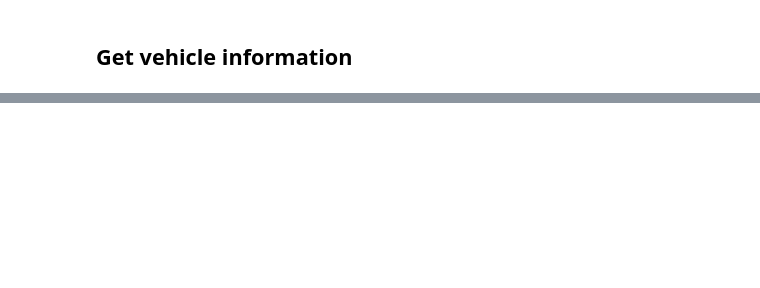
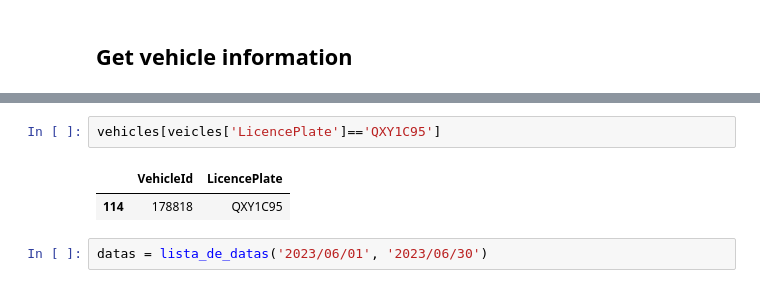
Before and after one commit to Markosalves12/Suzano, a Jupyter notebook: vehicle management.ipynb, the cells around one changed output, grey strips where cells are left out. Cells and saved outputs as stored; diff of their text form; blank space fills up the shorter version.

```diff
--- a/vehicle management.ipynb
+++ b/vehicle management.ipynb
@@ -294,0 +466,7 @@ https://webfleet.pointerbrasil.com.br/FleetAPI/api/Vehicle/GetVehicleRouteHistor
+# %%
+vehicles[veicles['LicencePlate']=='QXY1C95']
+# %% [output]
+|  | VehicleId | LicencePlate |
+| 114 | 178818 | QXY1C95 |
+# %%
+datas = lista_de_datas('2023/06/01', '2023/06/30')
```
Also changed, not shown: parts of 30 cells of this notebook, 2 other files.
